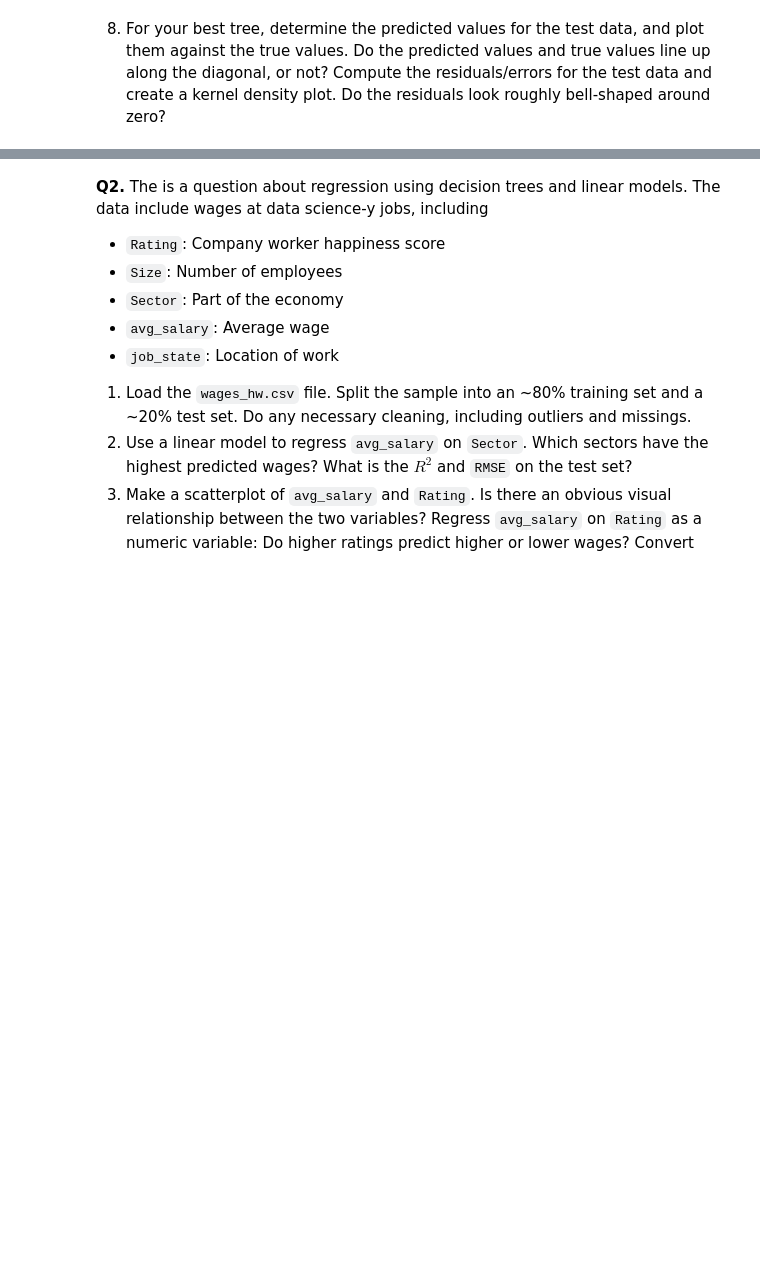
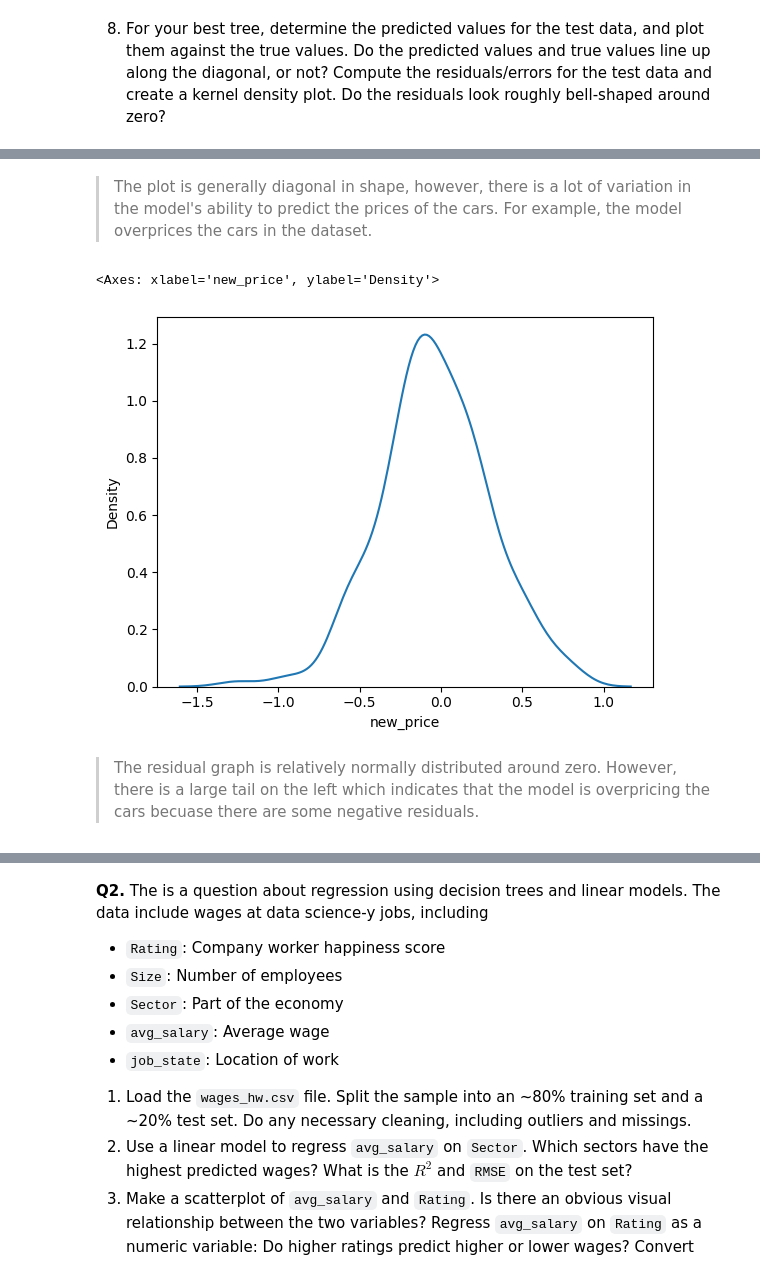
Before and after one commit to acb4rn/assignment4, a Jupyter notebook: assignment4.ipynb, the cells around one changed output, grey strips where cells are left out. Saved outputs shown, nothing was run; the diff lists cells and outputs as text; code cells hidden in the pictures; blank space fills up the shorter version.

```diff
--- a/assignment4.ipynb
+++ b/assignment4.ipynb
@@ -424,0 +437,11 @@ As I increase the depth of the tree, it appears that the model does worse with p
+# %% [markdown]
+> The plot is generally diagonal in shape, however, there is a lot of variation in the model's ability to predict the prices of the cars. For example, the model overprices the cars in the dataset.
+# %%
+# computing and plotting residuals
+residual = h_test-h_hat
+sns.kdeplot(residual)
+# %% [output]
+<Axes: xlabel='new_price', ylabel='Density'>
+[figure, added]
+# %% [markdown]
+> The residual graph is relatively normally distributed around zero. However, there is a large tail on the left which indicates that the model is overpricing the cars becuase there are some negative residuals.
```
Also changed, not shown: parts of 7 cells of this notebook.
